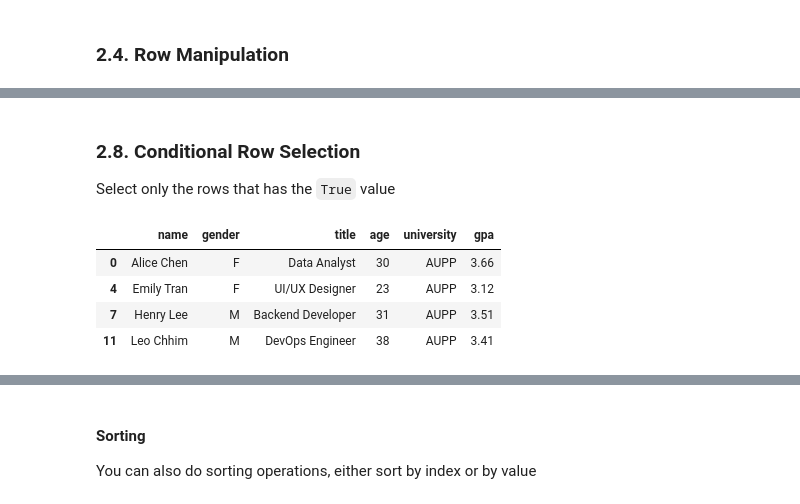
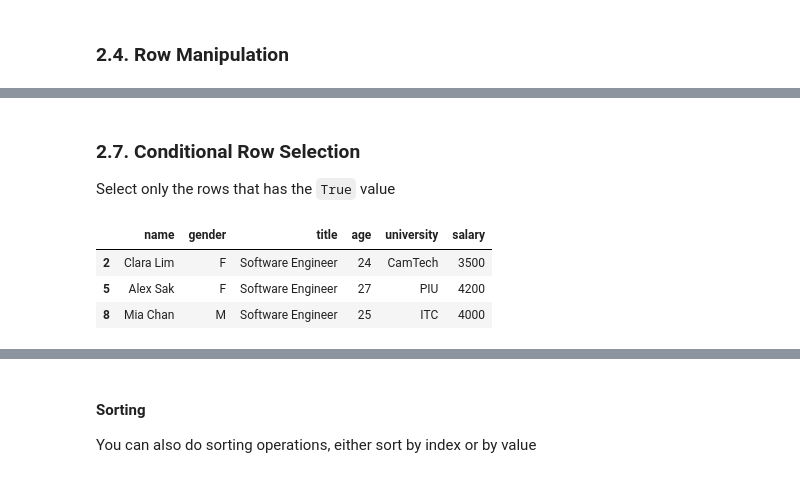
Before and after one commit to AUPP-Data-Science-Club/Fall26, a Jupyter notebook: Session2-Python-Basics/pandas-basics.ipynb, the cells around one changed output, grey strips where cells are left out. Drawn from its saved outputs; the diff is of its cells as text; code cells hidden in the pictures.

```diff
--- a/Session2-Python-Basics/pandas-basics.ipynb
+++ b/Session2-Python-Basics/pandas-basics.ipynb
@@ -85,11 +85,17 @@ np.int64(10)
 
 we can think of a DataFrame as a bunch of Series objects put together to share the same index
 # %%
-# data of 5 employees (name, gender, title)
+# data of 10 employees (name, gender, title)
 employees = {
-    'name': ['Alice Chen', 'Ben Sok', 'Clara Lim', 'Daniel Wong', 'Emily Tran'],
-    'gender': ['F', 'M', 'F', 'M', 'F'],
-    'title': ['Data Analyst', 'Project Manager', 'Software Engineer', 'Data Scientist', 'UI/UX Designer']
+    'name': ['Alice Chen', 'Ben Sok', 'Clara Lim', 'Daniel Wong', 'Emily Tran', 'Alex Sak',
+             'Sophia Kim', 'Ryan Lee', 'Mia Chan', 'Kevin Lim'],
+    'gender': ['F', 'M', 'F', 'M', 'F', 'F', 'F', 'M', 'M', 'M'],
+    'title': ['Data Analyst', 'Project Manager', 'Software Engineer', 'Data Engineer',
+              'UI/UX Designer', 'Software Engineer', 'Data Analyst', 'Data Scientist',
+              'Software Engineer', 'AI Engineer'],
+    'age': [30, 28, 24, 24, 23, 27, 26, 29, 25, 31],
+    'university': ['AUPP', 'RUPP', 'CamTech', 'RUPP', 'AUPP', 'PIU',
+                   'AUPP', 'CamTech', 'ITC', 'PIU']
 }
 # %%
 # Create a DataFrame called employees_df
@@ -133,3 +137,0 @@ education_df = None
-# %%
-# Combine 'education_df' to 'employees_df' (use .concat() on column axis(1))
-employees_df = None
@@ -177,3 +137,0 @@ extended_df
-# %%
-# Combine 'extended_df' to 'employees_df' (specify ignore_index)
-employees_df = pd.concat([employees_df, extended_df], ignore_index=True)
@@ -264,15 +188,14 @@ employees_df[['age']]   # DataFrame
 # %% [markdown]
-### 2.8. Conditional Row Selection
+### 2.7. Conditional Row Selection
 
 Select only the rows that has the `True` value
 # %%
-# Select only the employees from 'AUPP'
-employees_df[employees_df['university'] == 'AUPP']
+# Select only the employees whose title is 'Software Engineer'
+employees_df[employees_df['title'] == 'Software Engineer']
 # %% [output]
-|  | name | gender | title | age | university | gpa |
-| 0 | Alice Chen | F | Data Analyst | 30 | AUPP | 3.66 |
-| 4 | Emily Tran | F | UI/UX Designer | 23 | AUPP | 3.12 |
-| 7 | Henry Lee | M | Backend Developer | 31 | AUPP | 3.51 |
-| 11 | Leo Chhim | M | DevOps Engineer | 38 | AUPP | 3.41 |
+|  | name | gender | title | age | university | salary |
+| 2 | Clara Lim | F | Software Engineer | 24 | CamTech | 3500 |
+| 5 | Alex Sak | F | Software Engineer | 27 | PIU | 4200 |
+| 8 | Mia Chan | M | Software Engineer | 25 | ITC | 4000 |
 # %%
 # Select only the employees who are Female
```
Also changed, not shown: parts of 31 cells of this notebook.
